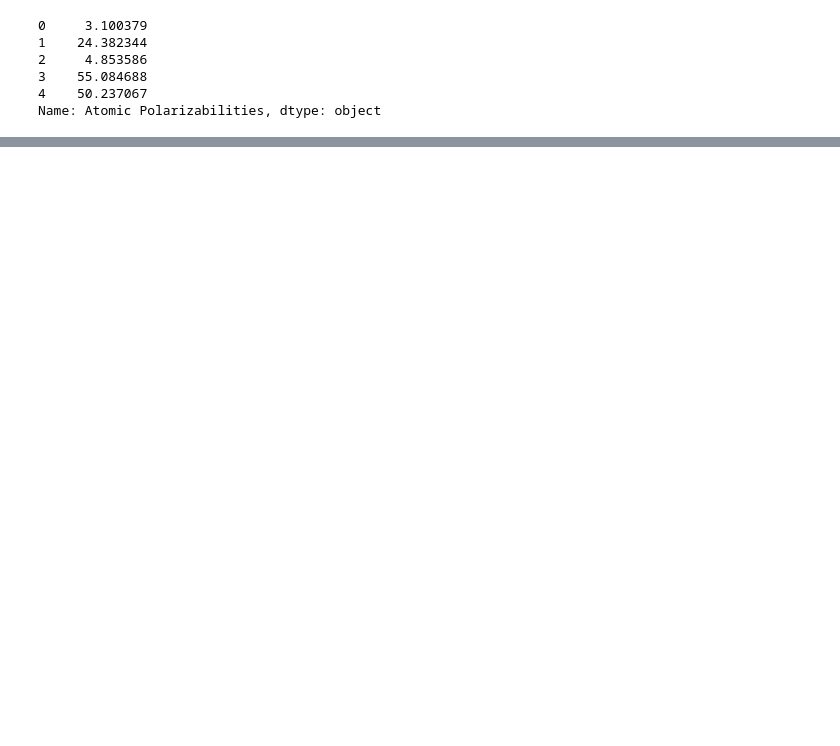
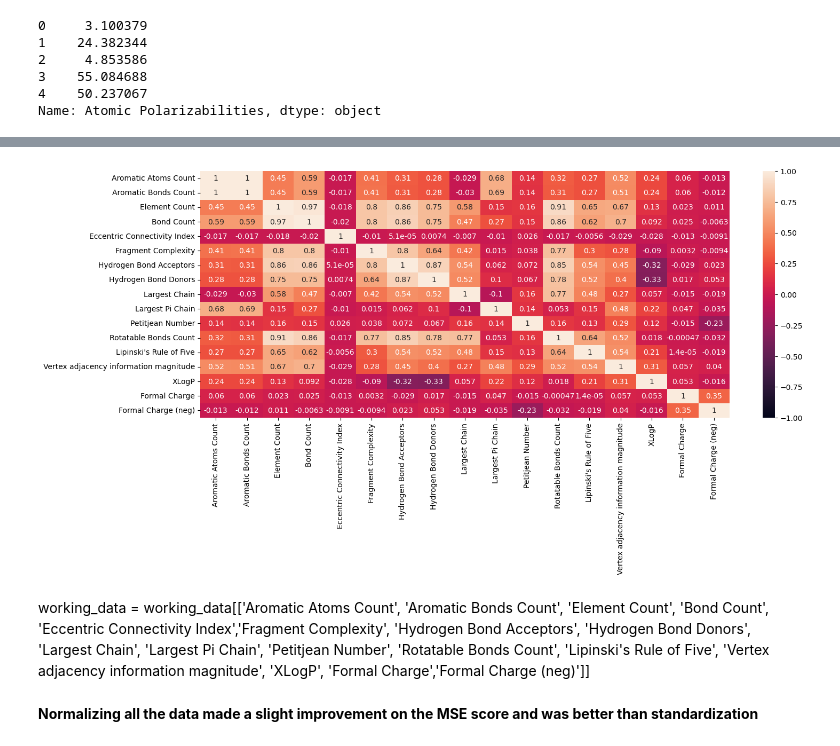
Before and after one commit to Braden-G/Machine-Learning-Project, a Jupyter notebook: Project.ipynb, the cells around one changed output, grey strips where cells are left out. Cells and saved outputs as stored; diff of their text form; code cells hidden in the pictures; blank space fills up the shorter version.

```diff
--- a/Project.ipynb
+++ b/Project.ipynb
@@ -41,0 +28,4 @@ memory usage: 3.7+ MB
+# %%
+df = df[df.apply(lambda row: not any(row == '#NUM!'), axis=1)]
+
+df.info()
@@ -51,3 +59,6 @@ target.head()
 3    55.084688
 4    50.237067
 Name: Atomic Polarizabilities, dtype: object
+# %%
+#Create a copy of the original data for manipulation
+working_data = df[:]
@@ -53,0 +104,19 @@ Name: Atomic Polarizabilities, dtype: object
+# %%
+import seaborn as sns
+import matplotlib.pyplot as plt
+plt.figure(figsize=(16,6))
+heatmap = sns.heatmap(working_data[['Aromatic Atoms Count', 'Aromatic Bonds Count', 'Element Count',
+       'Bond Count', 'Eccentric Connectivity Index','Fragment Complexity',
+       'Hydrogen Bond Acceptors', 'Hydrogen Bond Donors', 'Largest Chain',
+       'Largest Pi Chain', 'Petitjean Number', 'Rotatable Bonds Count', 'Lipinski\'s Rule of Five', 'Vertex adjacency information magnitude', 'XLogP',
+       'Formal Charge','Formal Charge (neg)']].corr(), vmin = -1, vmax = 1, annot=True)
+# %% [output]
+[figure, added]
+# %% [markdown]
+working_data = working_data[['Aromatic Atoms Count', 'Aromatic Bonds Count', 'Element Count',
+       'Bond Count', 'Eccentric Connectivity Index','Fragment Complexity',
+       'Hydrogen Bond Acceptors', 'Hydrogen Bond Donors', 'Largest Chain',
+       'Largest Pi Chain', 'Petitjean Number', 'Rotatable Bonds Count', 'Lipinski\'s Rule of Five', 'Vertex adjacency information magnitude', 'XLogP',
+       'Formal Charge','Formal Charge (neg)']]
+# %% [markdown]
+**Normalizing all the data made a slight improvement on the MSE score and was better than standardization**
```
Also changed, not shown: parts of 28 cells of this notebook, 1 other file.
